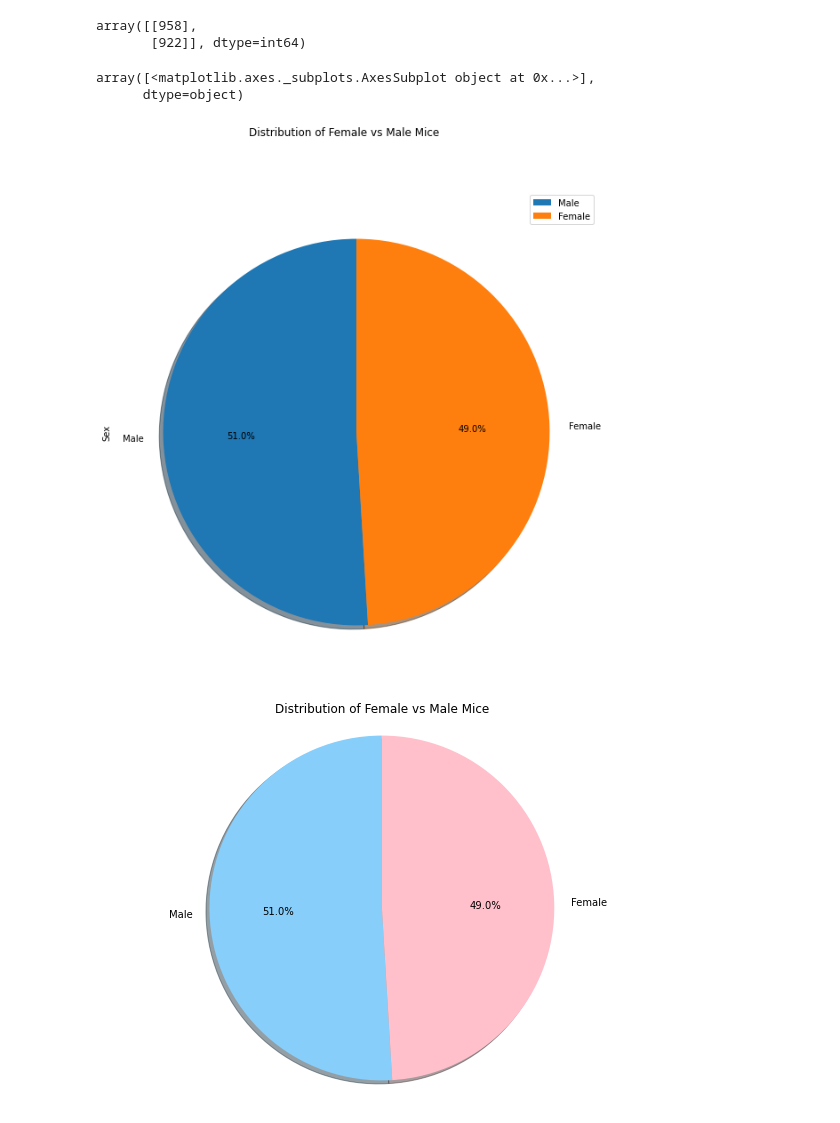
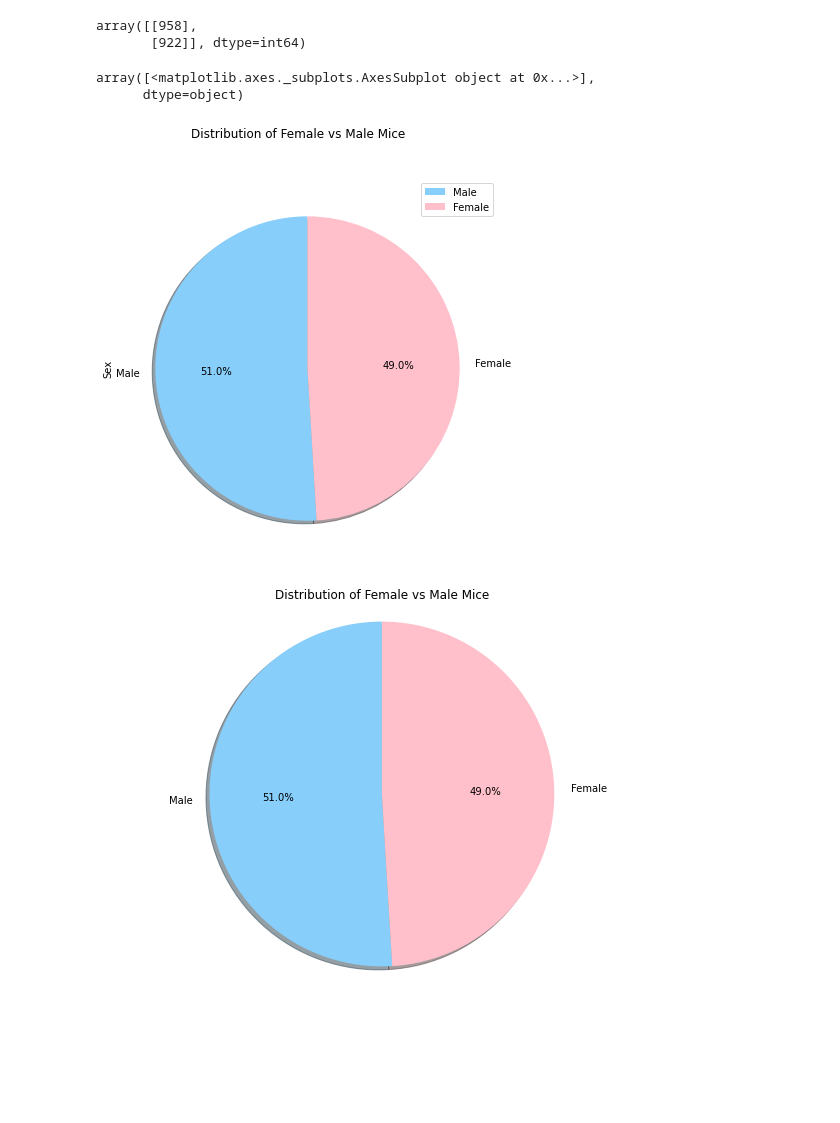
Before and after one commit to cmcoder9/Matplotlib-Homework, a Jupyter notebook: pymaceuticals_starter-checkpoint.ipynb, the cells around one changed output. Saved outputs shown, nothing was run; the diff lists cells and outputs as text; code cells hidden in the pictures; blank space fills up the shorter version.

```diff
--- a/pymaceuticals_starter-checkpoint.ipynb
+++ b/pymaceuticals_starter-checkpoint.ipynb
@@ -229,13 +229,13 @@ array([[958],
 # %%
 # Generate a pie plot showing the distribution of female versus male mice using pandas
 mouse_sex_df= pd.DataFrame(clean_mouse_data_df["Sex"].value_counts())
 
 mouse_sex_df.plot(kind='pie', title="Distribution of Female vs Male Mice", subplots=True, shadow = True, startangle=90,
-                  figsize=(15,10), autopct='%1.1f%%')
+                  figsize=(10,7), autopct='%1.1f%%', colors = ['lightskyblue','pink'] )
 # %% [output]
 array([<matplotlib.axes._subplots.AxesSubplot object at 0x...>],
       dtype=object)
-[figure, old version]
+[figure, new version]
 # %%
 # Generate a pie plot showing the distribution of female versus male mice using pyplot
 sex= ['Male','Female']
```
Also changed, not shown: parts of 6 cells of this notebook.
